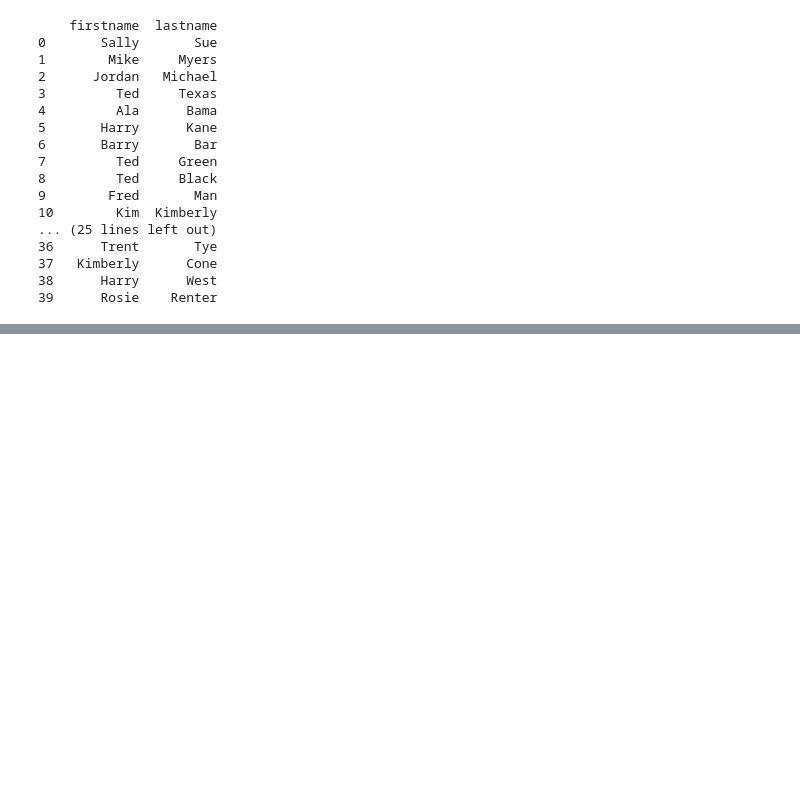
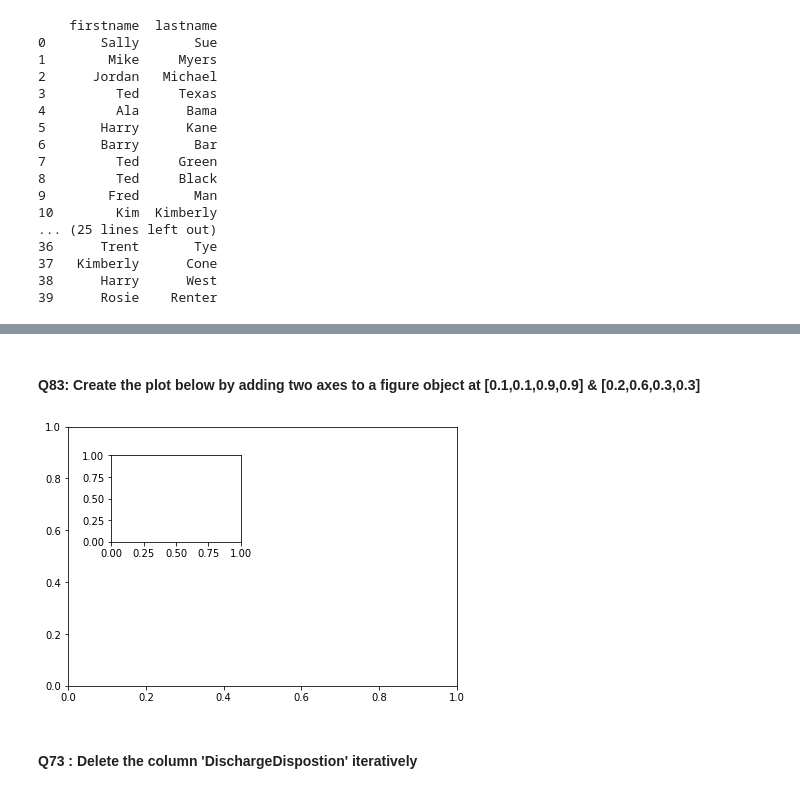
Before and after one commit to python-rangers/nnhackathon, a Jupyter notebook: Hackathon_solutions.ipynb, the cells around one changed output, grey strips where cells are left out. Cells and saved outputs as stored; diff of their text form; code cells hidden in the pictures; blank space fills up the shorter version.

```diff
--- a/Hackathon_solutions.ipynb
+++ b/Hackathon_solutions.ipynb
@@ -756,0 +761,17 @@ readmit_df[['PatientID','Service','PrimaryDiagnosis']].groupby(['Service','Prima
+# %% [markdown]
+#### Q83: Create the plot below by adding two axes to a figure object at [0.1,0.1,0.9,0.9] & [0.2,0.6,0.3,0.3]
+# %%
+
+# Creating an empty object
+fig = plt.figure()
+
+# Creation of multiple axes
+# main axes
+axes1 = fig.add_axes([0.1, 0.1, 0.9, 0.9])
+
+# secondary axes
+axes2 = fig.add_axes([0.2, 0.6, 0.3, 0.3])
+# %% [output]
+[figure, added]
+# %% [markdown]
+#### Q73 : Delete the column 'DischargeDispostion' iteratively
```
Also changed, not shown: parts of 30 cells of this notebook.
